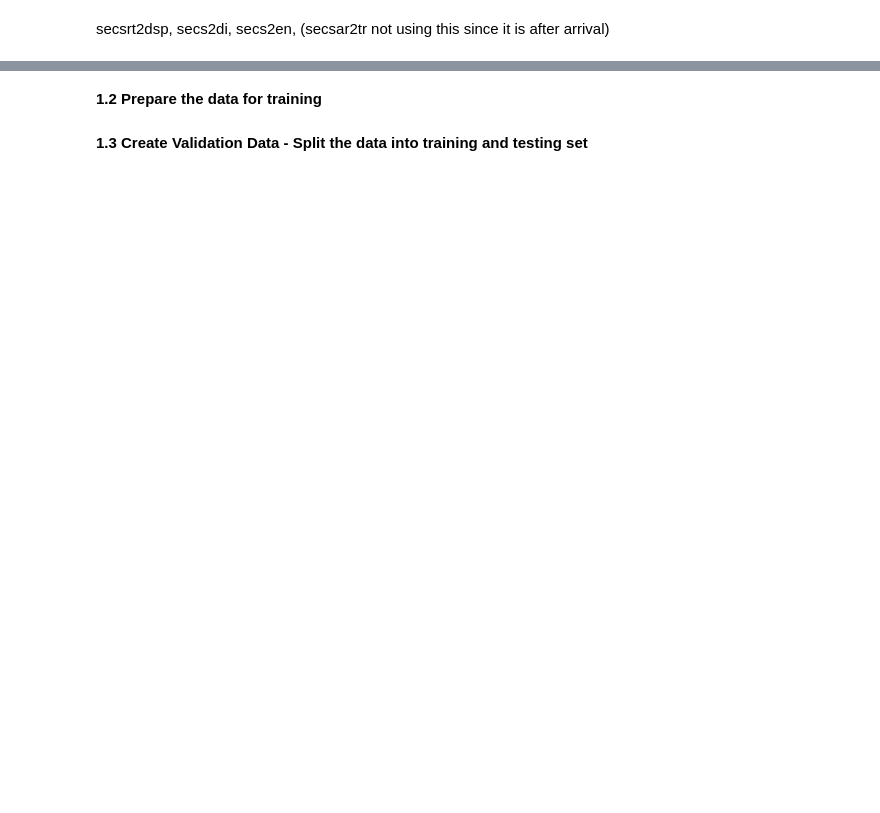
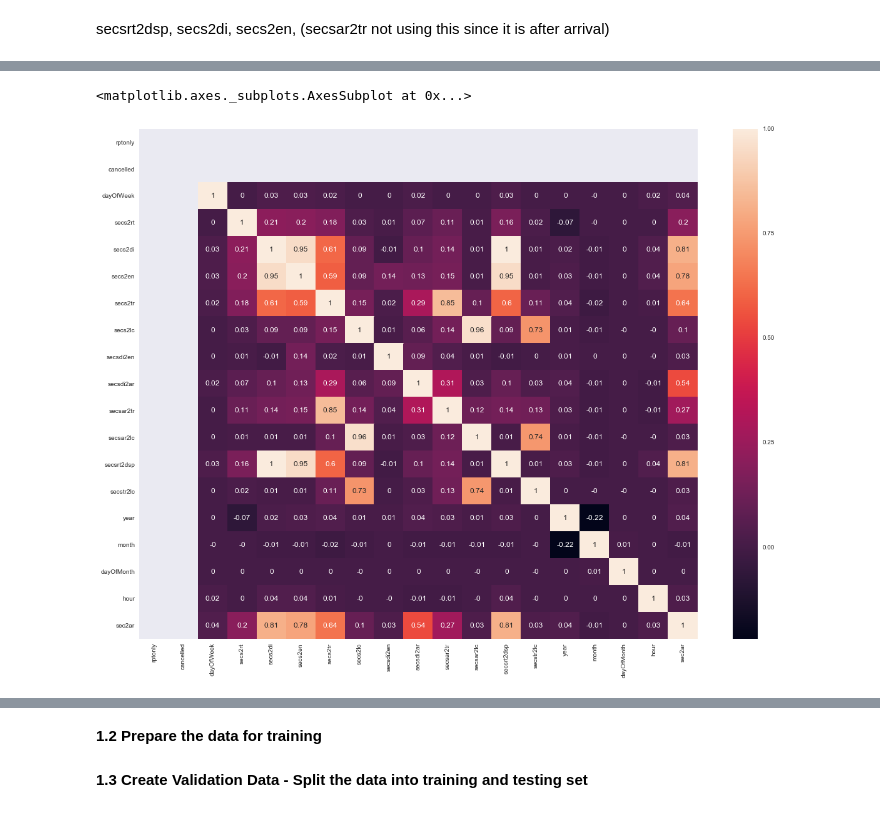
Before and after one commit to UNCG-CSE/Guilford_EMS, a Jupyter notebook: src/Nature_to _response time.ipynb, the cells around one changed output, grey strips where cells are left out. Cells and saved outputs as stored; diff of their text form; code cells hidden in the pictures; blank space fills up the shorter version.

```diff
--- a/src/Nature_to _response time.ipynb
+++ b/src/Nature_to _response time.ipynb
@@ -387,0 +573,8 @@ ems_calls.head()
+# %%
+# lower outlier bound
+lower_outlier_bound_ems = ems_merged["second"].quantile(0.25) - 1.5 * iqr_ems
+lower_outlier_bound_ems
+# %%
+# upper outlier bound
+upper_outlier_boud_ems = ems_merged["second"].quantile(0.75) +  1.5 * iqr_ems
+upper_outlier_boud_ems
@@ -429,0 +680,21 @@ for i, col in enumerate(features):
+# %%
+# IQR
+iqr_ems_f = ems_calls["sec2ar"].quantile(0.75) - ems_calls["sec2ar"].quantile(0.25)
+iqr_ems_f
+339.0
+
+# median
+median_size_ems_f = ems_calls["sec2ar"].quantile(0.50)
+median_size_ems_f
+
+# lower outlier bound
+lower_outlier_bound_ems_f = ems_calls["sec2ar"].quantile(0.25) - 1.5 * iqr_ems
+lower_outlier_bound_ems_f
+
+# upper outlier bound
+upper_outlier_boud_ems_f = ems_calls["sec2ar"].quantile(0.75) +  1.5 * iqr_ems
+upper_outlier_boud_ems_f
+
+# new data range after outlier has been removed
+ems_outlier_removed_f = ems_calls[(ems_calls['sec2ar'] > lower_outlier_bound_ems) & (ems_calls['sec2ar'] < upper_outlier_boud_ems) ]
+ems_outlier_removed_f
@@ -429,0 +730,11 @@ for i, col in enumerate(features):
+# %%
+# compute the pair wise correlation for all columns
+correlation_matrix = ems_outlier_removed_f.corr().round(2)
+
+# use the heatmap function from seaborn to plot the correlation matrix
+# annot = True to print the values inside the square. Use sns.heatmap
+plt.subplots(figsize=(20,15))
+sns.heatmap(data=correlation_matrix, annot=True)
+# %% [output]
+<matplotlib.axes._subplots.AxesSubplot at 0x...>
+[figure, added]
```
Also changed, not shown: parts of 48 cells of this notebook.
